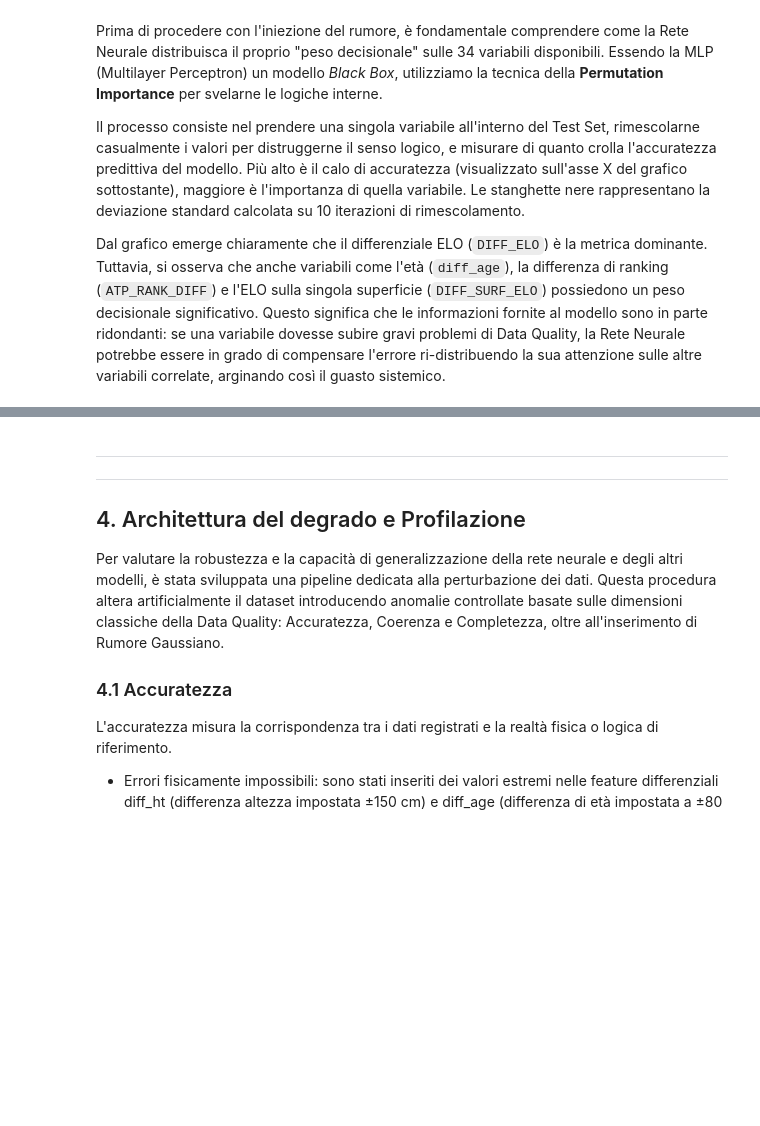
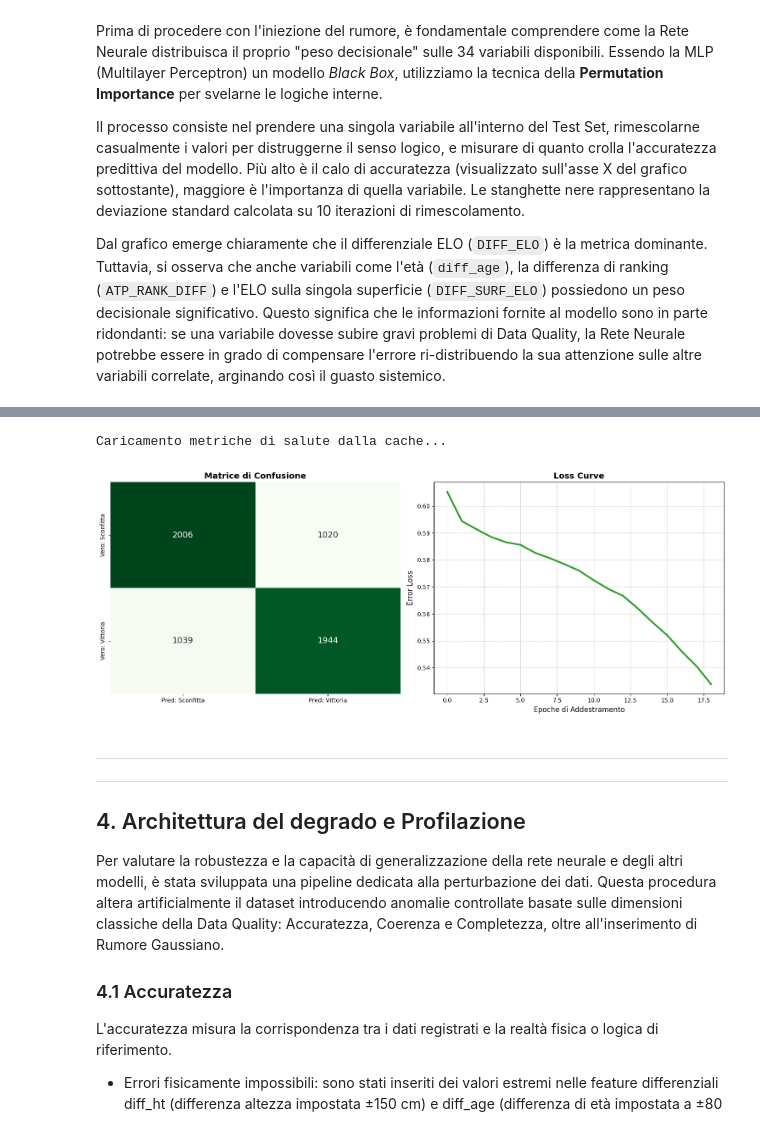
Before and after one commit to ilBiondo06/Architetture-Dati-Progetto, a Jupyter notebook: doc/Architetture-Dati report.ipynb, the cells around one changed output, grey strips where cells are left out. Saved outputs shown, nothing was run; the diff lists cells and outputs as text; code cells hidden in the pictures; blank space fills up the shorter version.

```diff
--- a/doc/Architetture-Dati report.ipynb
+++ b/doc/Architetture-Dati report.ipynb
@@ -160,3 +221,44 @@ Caricamento dati per ispezione...
+# %%
+import json
+import matplotlib.pyplot as plt
+import seaborn as sns
+import numpy as np
+import os
+
+print("Caricamento metriche di salute dalla cache...")
+cache_path = "../src/baseline_metrics.json"
+
+if os.path.exists(cache_path):
+    with open(cache_path, "r") as f:
+        baseline_data = json.load(f)
+
+    fig, axes = plt.subplots(1, 2, figsize=(15, 6))
+
+    # --- 1. Matrice di Confusione Baseline ---
+    cm = np.array(baseline_data['cm'])
+    sns.heatmap(cm, annot=True, fmt='d', cmap='Greens', cbar=False,
+                xticklabels=['Pred: Sconfitta', 'Pred: Vittoria'],
+                yticklabels=['Vero: Sconfitta', 'Vero: Vittoria'],
+                annot_kws={"size": 14}, ax=axes[0])
+    axes[0].set_title('Matrice di Confusione', fontsize=14, fontweight='bold')
+
+    # --- 2. Curva di Apprendimento (Loss Curve) ---
+    loss_curve = baseline_data['loss_curve']
+    epoche = baseline_data['n_iter']
+
+    axes[1].plot(loss_curve, color='#2ca02c', linewidth=3)
+    axes[1].set_title(f"Loss Curve", fontsize=14, fontweight='bold')
+    axes[1].set_xlabel('Epoche di Addestramento', fontsize=12)
+    axes[1].set_ylabel('Error Loss', fontsize=12)
+    axes[1].grid(True, linestyle='--', alpha=0.7)
+
+    plt.tight_layout()
+    plt.show()
+else:
+    print(f"Errore: File {cache_path} non trovato. Esegui prima il calcolo della baseline.")
+# %% [output]
+Caricamento metriche di salute dalla cache...
+[figure, added]
 # %% [markdown]
 ---
 ---
```
Also changed, not shown: parts of 8 cells of this notebook.
